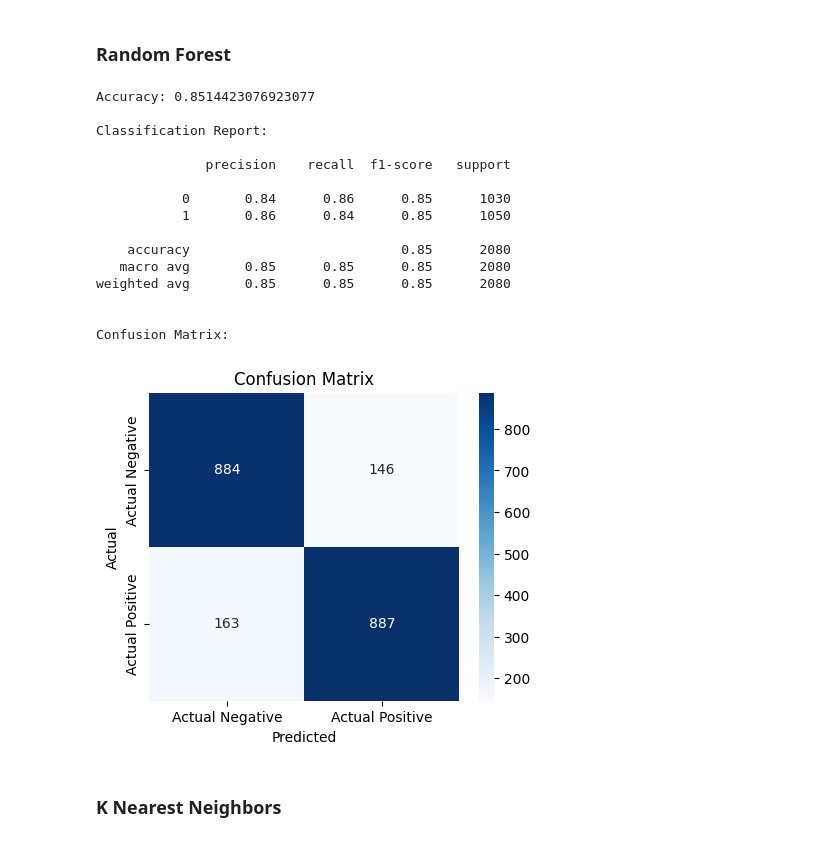
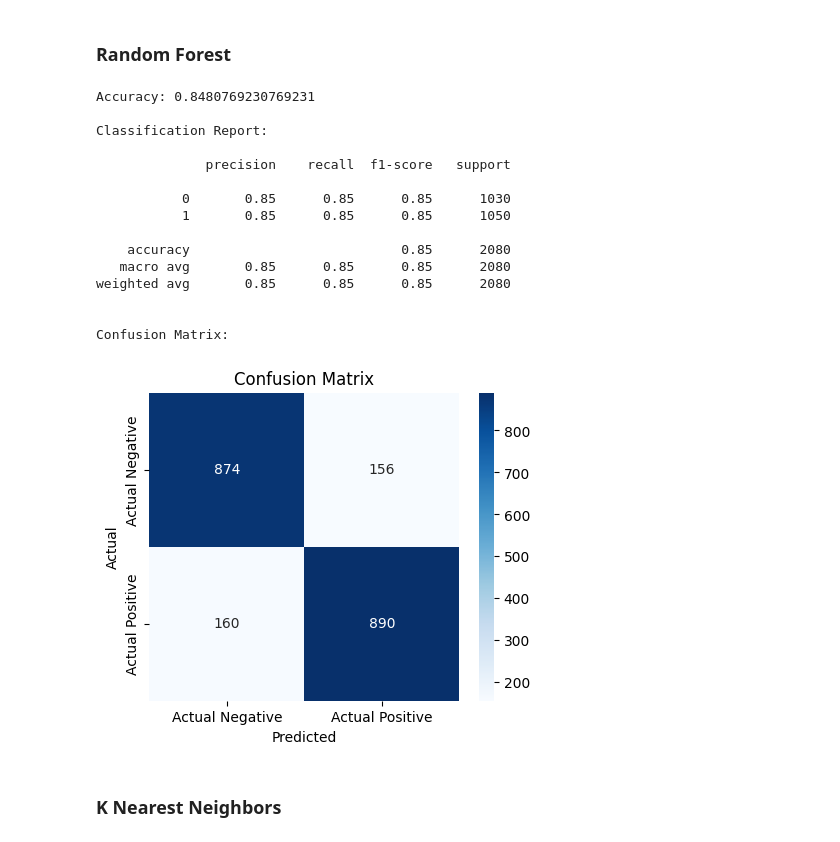
Before and after one commit to Shaz-5/fake-news-classification, a Jupyter notebook: Implementation/FakeBERT.ipynb, the cells around one changed output. Drawn from its saved outputs; the diff is of its cells as text; code cells hidden in the pictures.

```diff
--- a/Implementation/FakeBERT.ipynb
+++ b/Implementation/FakeBERT.ipynb
@@ -38,8 +39,8 @@ from sklearn.preprocessing import MinMaxScaler
 # %%
 # load dataset
 
-df_train = pd.read_csv('../Data/train.csv')
-df_test = pd.read_csv('../Data/test.csv')
+df_train = pd.read_csv('../Dataset/train.csv')
+df_test = pd.read_csv('../Dataset/test.csv')
 # %%
 # training set
 
@@ -344,7 +345,7 @@ Name: label, Length: 18720, dtype: int64
 # %%
 # load Stanford GloVe model
 
-glove_path = '../GloVe/glove.6B.100d.txt'
+glove_path = '../GloVe Embedding/glove.6B.100d.txt'
 
 model = KeyedVectors.load_word2vec_format(glove_path, binary=False, no_header=True)
 # %%
@@ -425,3 +426,11 @@ array([-0.1606082 ,  0.27368695,  0.25085419, -0.29142302, -0.15009561,
        -0.16718218,  0.07488561,  0.1693311 , -0.25507602, -0.42098814,
         0.11640998, -0.13740548,  0.23014998, -0.10598161, -0.373007  ,
        -0.2449576 , -0.078225  ,  0.028352  , -0.0129288 , -0.0201876 ])
+# %%
+with open('../GloVe Embedding/X_train_glove.pkl', 'wb') as file:
+    pickle.dump(X_train_glove, file)
+    print('Saved Glove Embeddings (X train)')
+
+with open('../GloVe Embedding/X_test_glove.pkl', 'wb') as file:
+    pickle.dump(X_test_glove, file)
+    print('Saved Glove Embeddings (X test)')
@@ -427,0 +440,6 @@ array([-0.1606082 ,  0.27368695,  0.25085419, -0.29142302, -0.15009561,
+# %%
+with open('../GloVe Embedding/X_train_glove.pkl', 'rb') as file:
+    X_train_glove = pickle.load(file)
+
+with open('../GloVe Embedding/X_test_glove.pkl', 'rb') as file:
+    X_test_glove = pickle.load(file)
@@ -527,24 +547,24 @@ Confusion Matrix:
 ### Random Forest
 # %%
 rf = RandomForestClassifier()
-rf_acc = train_model(rf, X_train_glove_pos, y_train, X_test_glove_pos, y_test)
+rf_acc = train_model(rf, X_train_glove, y_train, X_test_glove, y_test)
 # %% [output]
-Accuracy: 0.8514423076923077
+Accuracy: 0.8480769230769231
 
 Classification Report:
 
               precision    recall  f1-score   support
 
-           0       0.84      0.86      0.85      1030
-           1       0.86      0.84      0.85      1050
+           0       0.85      0.85      0.85      1030
+           1       0.85      0.85      0.85      1050
 
     accuracy                           0.85      2080
    macro avg       0.85      0.85      0.85      2080
 weighted avg       0.85      0.85      0.85      2080
 
 
 Confusion Matrix:
-[figure, old version]
+[figure, new version]
 # %% [markdown]
 ### K Nearest Neighbors
 # %%
```
Also changed, not shown: parts of 24 cells of this notebook.
